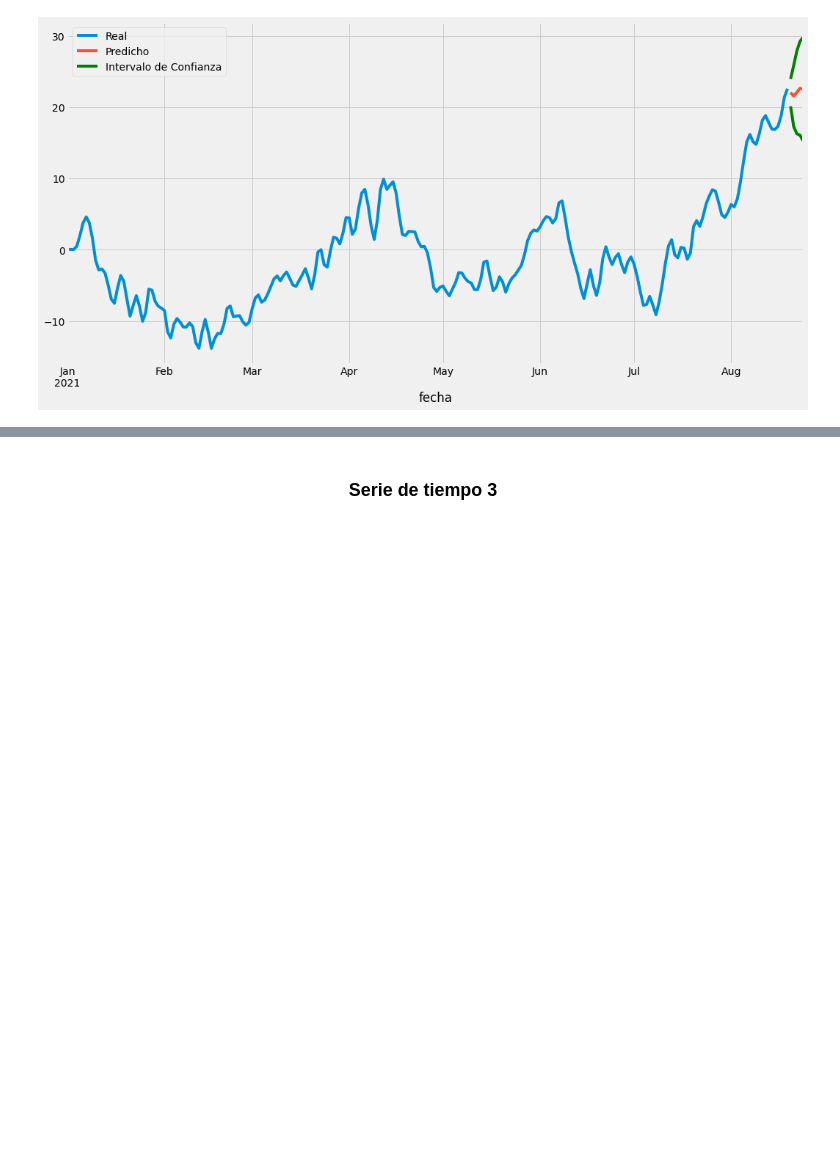
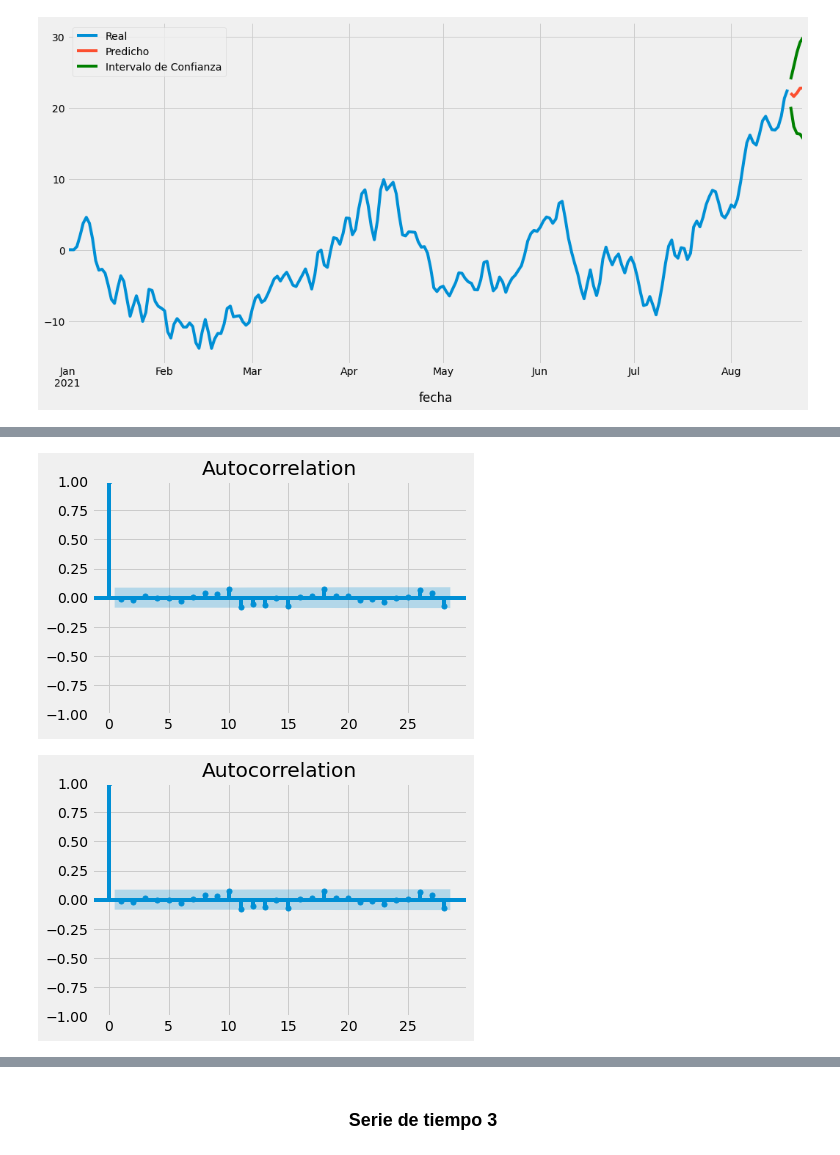
Before and after one commit to julianusor/series_de_tiempo, a Jupyter notebook: Exam2/Parcial-2.ipynb, the cells around one changed output, grey strips where cells are left out. Drawn from its saved outputs; the diff is of its cells as text; code cells hidden in the pictures; blank space fills up the shorter version.

```diff
--- a/Exam2/Parcial-2.ipynb
+++ b/Exam2/Parcial-2.ipynb
@@ -309,0 +485,2 @@ plt.legend(["Real", "Predicho", "Intervalo de Confianza"])
+# %%
+modelo = ARIMA(data_no_diff, order=(3, 1, 0)).fit()
@@ -309,0 +542,5 @@ plt.legend(["Real", "Predicho", "Intervalo de Confianza"])
+# %%
+plot_acf(modelo.resid.dropna())
+# %% [output]
+[figure, added]
+[figure, added]
```
Also changed, not shown: parts of 143 cells of this notebook.
